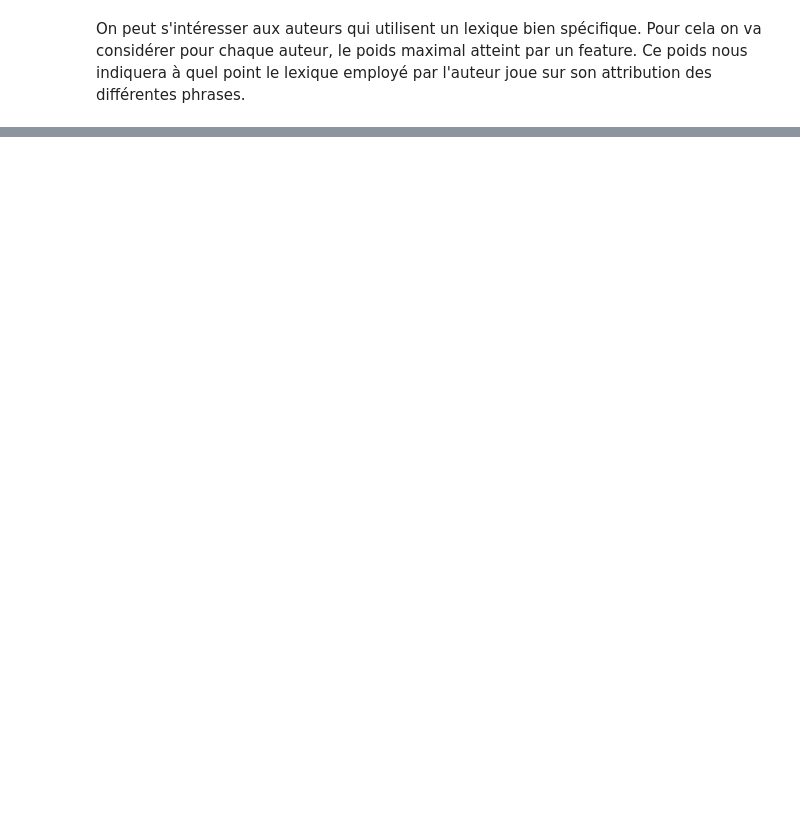
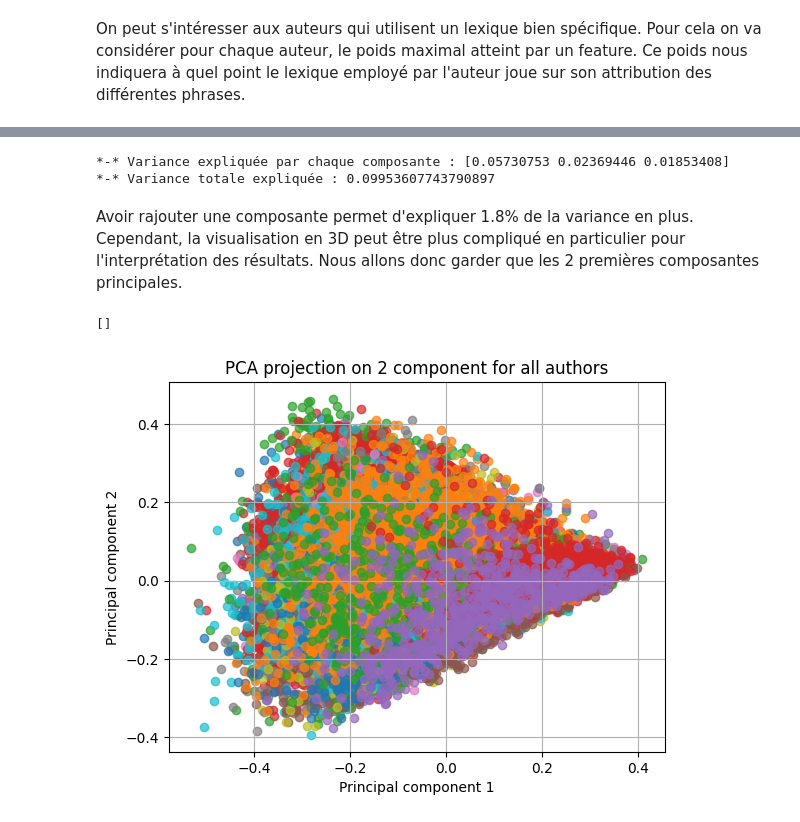
Before and after one commit to jesptri/ML-Authors, a Jupyter notebook: CR_be_ML_BOISSE_ESPINOUX.ipynb, the cells around one changed output, grey strips where cells are left out. Drawn from its saved outputs; the diff is of its cells as text; code cells hidden in the pictures; blank space fills up the shorter version.

```diff
--- a/CR_be_ML_BOISSE_ESPINOUX.ipynb
+++ b/CR_be_ML_BOISSE_ESPINOUX.ipynb
@@ -204,0 +246,25 @@ Auteurs avec vocabulaire le plus distinctif:
+# %%
+pca = PCA(n_components = 3, random_state = 42)
+X_train_pca = pca.fit_transform(X_train_tfidf.toarray())
+print("*-* Part of the standard deviation explained by each component :", pca.explained_variance_ratio_)
+print("*-* Total standard deviation explained :", pca.explained_variance_ratio_.sum())
+# %% [output]
+*-* Variance expliquée par chaque composante : [0.05730753 0.02369446 0.01853408]
+*-* Variance totale expliquée : 0.09953607743790897
+# %% [markdown]
+Avoir rajouter une composante permet d'expliquer 1.8% de la variance en plus. Cependant, la visualisation en 3D peut être plus compliqué en particulier pour l'interprétation des résultats. Nous allons donc garder que les 2 premières composantes principales.
+# %%
+pca = PCA(n_components = 2, random_state = 42)
+X_train_pca = pca.fit_transform(X_train_tfidf.toarray())
+# %%
+for author in np.unique(y_train):
+    mask = y_train == author
+    plt.scatter(X_train_pca[mask, 0], X_train_pca[mask, 1], label=author, alpha=0.7)
+plt.title("PCA projection on 2 component for all authors")
+plt.xlabel("Principal component 1")
+plt.ylabel("Principal component 2")
+plt.grid()
+plt.plot()
+# %% [output]
+[]
+[figure, added]
```
Also changed, not shown: parts of 27 cells of this notebook.
